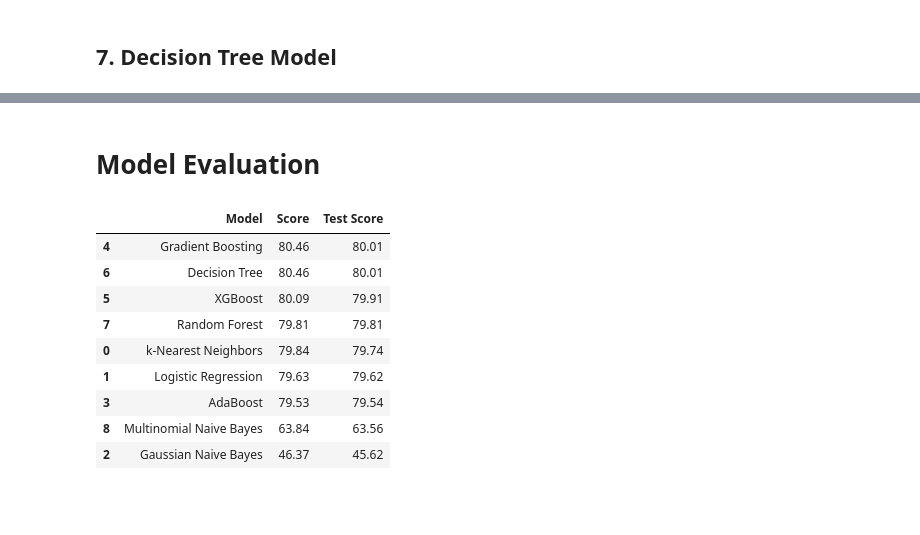
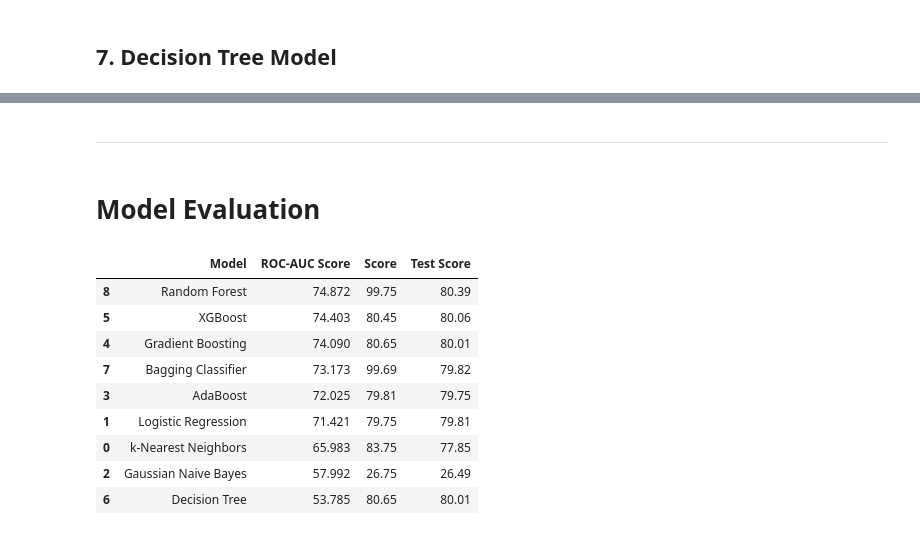
Before and after one commit to asaadkhattab/MedicalAppointmentNoShowsCapstone, a Jupyter notebook: 5_Modeling.ipynb, the cells around one changed output, grey strips where cells are left out. Saved outputs shown, nothing was run; the diff lists cells and outputs as text; code cells hidden in the pictures; blank space fills up the shorter version.

```diff
--- a/5_Modeling.ipynb
+++ b/5_Modeling.ipynb
@@ -190,5 +215,5 @@ plt.show()
 # %%
-param_grid = {'n_neighbors': np.arange(1,50)}
+param_grid = {'n_neighbors': np.arange(1,200)}
 knn = KNeighborsClassifier()
 knn_cv = GridSearchCV(knn, param_grid,cv=5)
 knn_cv.fit(X_train,y_train)
@@ -607,17 +738,0 @@ print('Support Vector Machines Test Score:', svm_clf_test_score)
-# %%
-# Instantiate an RBF SVM
-svm = SVC(kernel='linear')
-
-# Instantiate the GridSearchCV object and run the search
-parameters = {'C':[0.1, 1, 10],
-              'gamma':[0.00001, 0.0001, 0.001, 0.01, 0.1]}
-
-searcher = GridSearchCV(svm, parameters)
-searcher.fit(X_train, y_train)
-
-# Report the best parameters and the corresponding score
-print("Best CV params", searcher.best_params_)
-print("Best CV accuracy", searcher.best_score_)
-
-# Report the test accuracy using these best parameters
-print("Test accuracy of best grid search hypers:", searcher.score(X_test, y_test))
@@ -624,3 +786,5 @@ print("Test accuracy of best grid search hypers:", searcher.score(X_test, y_test
+# %% [markdown]
+___
 # %% [markdown]
 # Model Evaluation
 # %%
@@ -631,48 +795,61 @@ models = pd.DataFrame({
         'Logistic Regression',
         'Gaussian Naive Bayes',
         'AdaBoost',
         'Gradient Boosting',
         'XGBoost',
         'Decision Tree',
+        'Bagging Classifier',
         'Random Forest',
-        'Multinomial Naive Bayes'
+
     ],
 
+
+    'ROC-AUC Score': [
+        knn_roc_score,
+        logreg_roc_score,
+        gauss_roc_score,
+        adb_roc_score,
+        gb_roc_score,
+        xgb_roc_score,
+        dtc_roc_score,
+        bgc_roc_score,
+        rf_roc_score
+    ],
 
     'Score': [
         knn_score,
         logreg_score,
         gauss_score,
         adb_score,
         gb_score,
-        xg_cl_score,
+        xgb_score,
         dtc_score,
-        rf_score,
-        mnb_score
+        bgc_score,
+        rf_score
     ],
 
     'Test Score': [
         knn_test_score,
         logreg_test_score,
         gauss_test_score,
         adb_test_score,
         gb_test_score,
-        xg_cl_test_score,
+        xgb_test_score,
         dtc_test_score,
-        rf_test_score,
-        mnb_test_score
+        bgc_test_score,
+        rf_test_score
     ]})
 
 
-models.sort_values(by='Test Score', ascending=False)
+models.sort_values(by='ROC-AUC Score', ascending=False)
 # %% [output]
-|  | Model | Score | Test Score |
-| 4 | Gradient Boosting | 80.46 | 80.01 |
-| 6 | Decision Tree | 80.46 | 80.01 |
-| 5 | XGBoost | 80.09 | 79.91 |
-| 7 | Random Forest | 79.81 | 79.81 |
-| 0 | k-Nearest Neighbors | 79.84 | 79.74 |
-| 1 | Logistic Regression | 79.63 | 79.62 |
-| 3 | AdaBoost | 79.53 | 79.54 |
-| 8 | Multinomial Naive Bayes | 63.84 | 63.56 |
-| 2 | Gaussian Naive Bayes | 46.37 | 45.62 |
+|  | Model | ROC-AUC Score | Score | Test Score |
+| 8 | Random Forest | 74.872 | 99.75 | 80.39 |
+| 5 | XGBoost | 74.403 | 80.45 | 80.06 |
+| 4 | Gradient Boosting | 74.090 | 80.65 | 80.01 |
+| 7 | Bagging Classifier | 73.173 | 99.69 | 79.82 |
+| 3 | AdaBoost | 72.025 | 79.81 | 79.75 |
+| 1 | Logistic Regression | 71.421 | 79.75 | 79.81 |
+| 0 | k-Nearest Neighbors | 65.983 | 83.75 | 77.85 |
+| 2 | Gaussian Naive Bayes | 57.992 | 26.75 | 26.49 |
+| 6 | Decision Tree | 53.785 | 80.65 | 80.01 |
```
Also changed, not shown: parts of 48 cells of this notebook.
